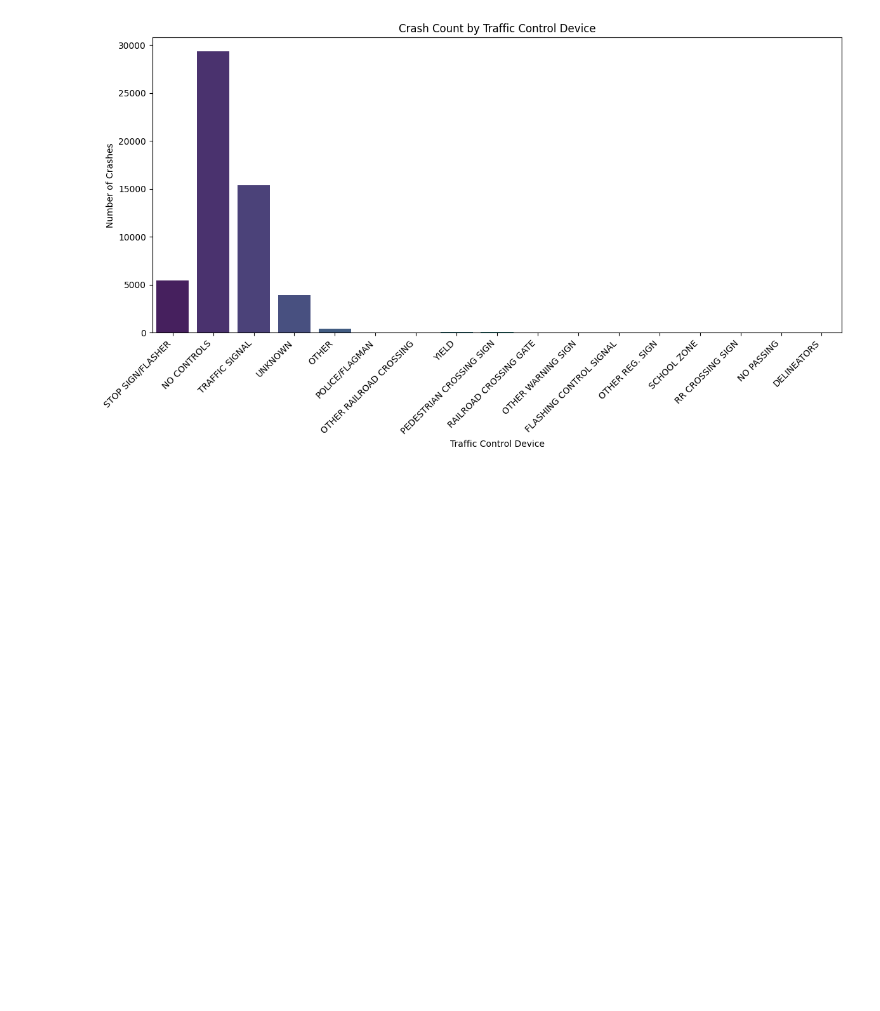
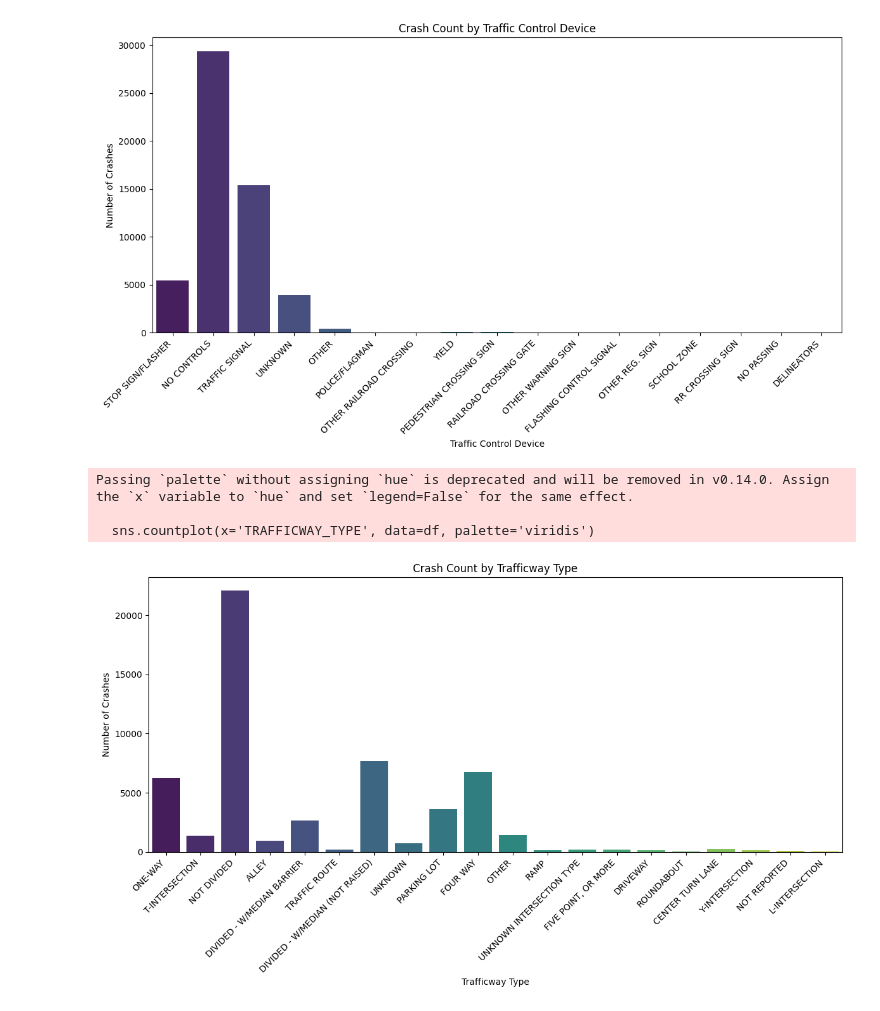
Before and after one commit to TheCraw08/ConradWilson_TCS, a Jupyter notebook: Conrad_Wilson.ipynb, the cells around one changed output. Drawn from its saved outputs; the diff is of its cells as text; code cells hidden in the pictures; blank space fills up the shorter version.

```diff
--- a/Conrad_Wilson.ipynb
+++ b/Conrad_Wilson.ipynb
@@ -126,3 +126,17 @@ Passing `palette` without assigning `hue` is deprecated and will be removed in v
 
   sns.countplot(x='TRAFFIC_CONTROL_DEVICE', data=df, palette='viridis')
 [figure]
+# %%
+plt.figure(figsize=(12, 7))
+sns.countplot(x='TRAFFICWAY_TYPE', data=df, palette='viridis')
+plt.title('Crash Count by Trafficway Type')
+plt.xlabel('Trafficway Type')
+plt.ylabel('Number of Crashes')
+plt.xticks(rotation=45, ha='right')
+plt.tight_layout()
+plt.show()
+# %% [output]
+Passing `palette` without assigning `hue` is deprecated and will be removed in v0.14.0. Assign the `x` variable to `hue` and set `legend=False` for the same effect.
+
+  sns.countplot(x='TRAFFICWAY_TYPE', data=df, palette='viridis')
+[figure, added]
```
Also changed, not shown: parts of 3 cells of this notebook.
